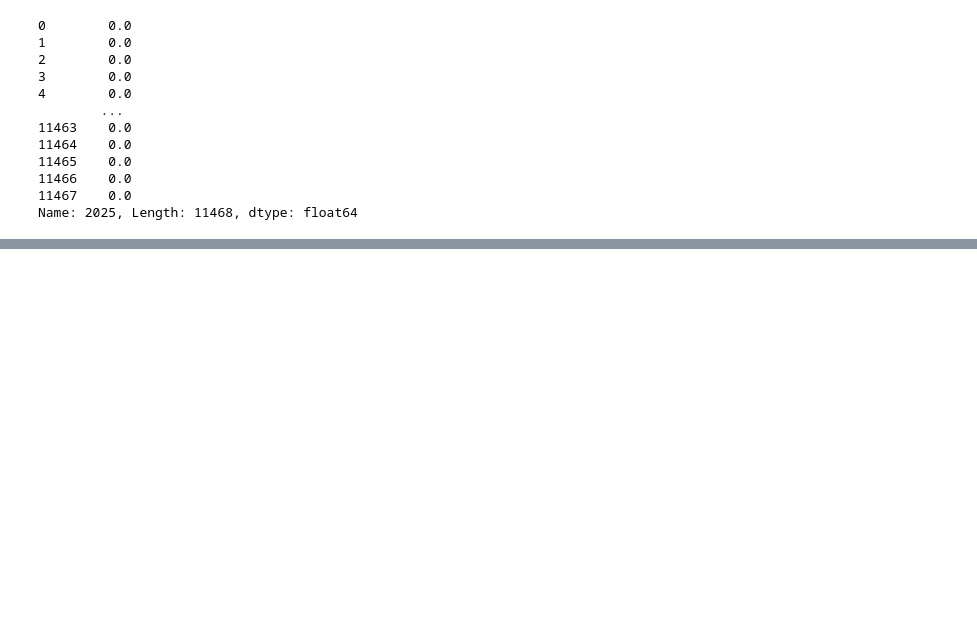
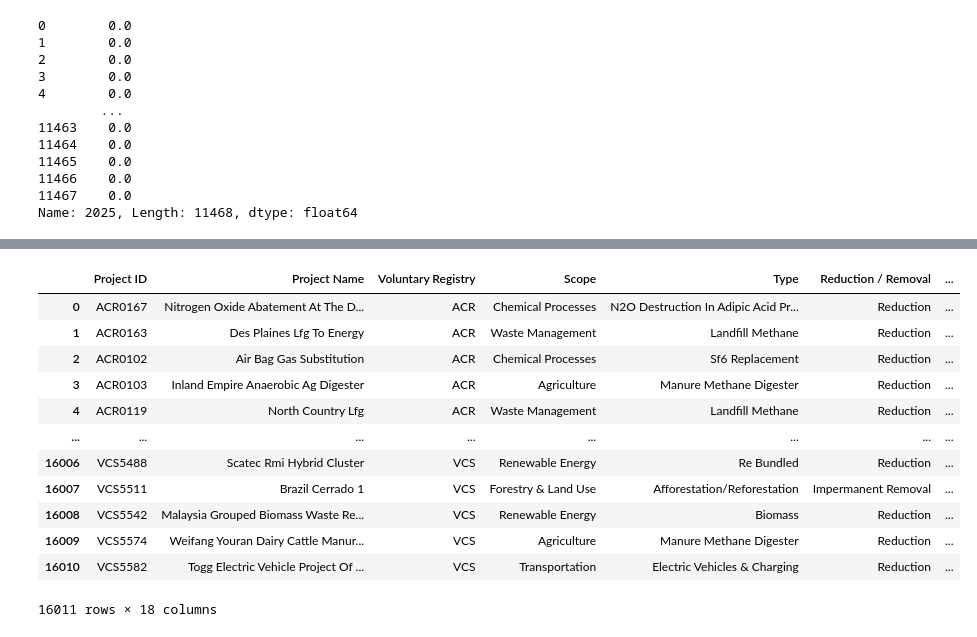
Before and after one commit to YuHsiangHuangSean/Voluntary-Carbon-Market-Dashboard, a Jupyter notebook: notebooks/ETL_lab.ipynb, the cells around one changed output, grey strips where cells are left out. Saved outputs shown, nothing was run; the diff lists cells and outputs as text; code cells hidden in the pictures; blank space fills up the shorter version.

```diff
--- a/notebooks/ETL_lab.ipynb
+++ b/notebooks/ETL_lab.ipynb
@@ -490,0 +632,16 @@ df.shape
+# %%
+structure_data(df_issue)
+# %% [output]
+|  | Project ID | Project Name | Voluntary Registry | Scope | Type | Reduction / Removal | ... |
+| 0 | ACR0167 | Nitrogen Oxide Abatement At The D... | ACR | Chemical Processes | N2O Destruction In Adipic Acid Pr... | Reduction | ... |
+| 1 | ACR0163 | Des Plaines Lfg To Energy | ACR | Waste Management | Landfill Methane | Reduction | ... |
+| 2 | ACR0102 | Air Bag Gas Substitution | ACR | Chemical Processes | Sf6 Replacement | Reduction | ... |
+| 3 | ACR0103 | Inland Empire Anaerobic Ag Digester | ACR | Agriculture | Manure Methane Digester | Reduction | ... |
+| 4 | ACR0119 | North Country Lfg | ACR | Waste Management | Landfill Methane | Reduction | ... |
+| ... | ... | ... | ... | ... | ... | ... | ... |
+| 16006 | VCS5488 | Scatec Rmi Hybrid Cluster | VCS | Renewable Energy | Re Bundled | Reduction | ... |
+| 16007 | VCS5511 | Brazil Cerrado 1 | VCS | Forestry & Land Use | Afforestation/Reforestation | Impermanent Removal | ... |
+| 16008 | VCS5542 | Malaysia Grouped Biomass Waste Re... | VCS | Renewable Energy | Biomass | Reduction | ... |
+| 16009 | VCS5574 | Weifang Youran Dairy Cattle Manur... | VCS | Agriculture | Manure Methane Digester | Reduction | ... |
+| 16010 | VCS5582 | Togg Electric Vehicle Project Of ... | VCS | Transportation | Electric Vehicles & Charging | Reduction | ... |
+16011 rows × 18 columns
```
Also changed, not shown: parts of 14 cells of this notebook, 5 other files.
